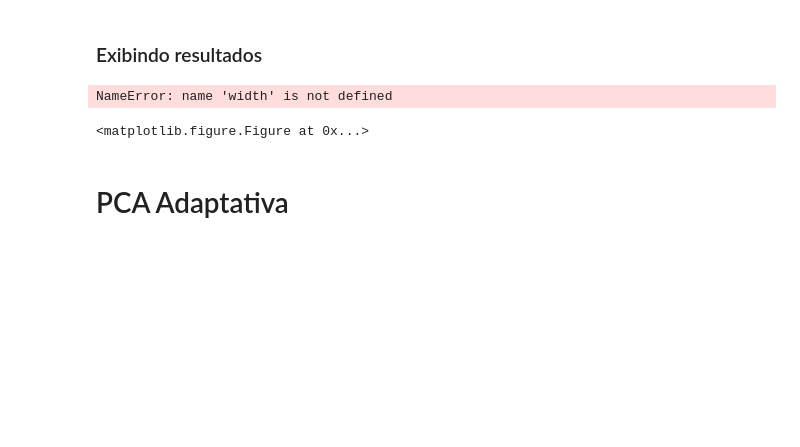
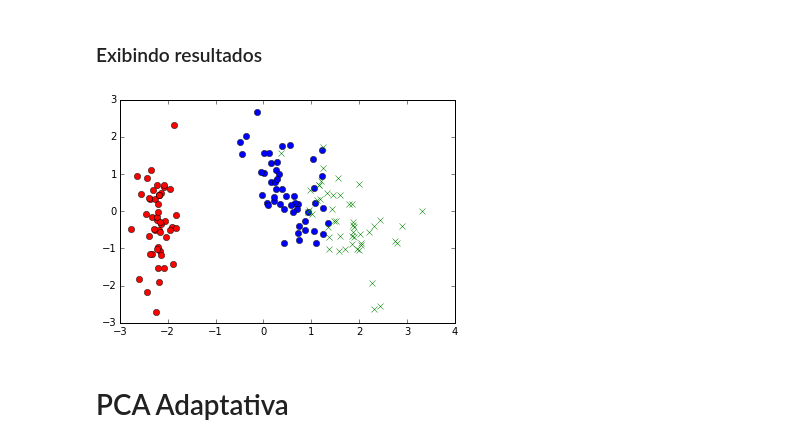
Before and after one commit to felipc/scc5809-3, a Jupyter notebook: pca_classica/pca.ipynb, the cells around one changed output. Saved outputs shown, nothing was run; the diff lists cells and outputs as text; code cells hidden in the pictures; blank space fills up the shorter version.

```diff
--- a/pca_classica/pca.ipynb
+++ b/pca_classica/pca.ipynb
@@ -214,20 +214,18 @@ array([[ 0.5224, -0.3723],
 # %%
 figures = [
     "ro",  #red circle
     "bo",  #blue circle
     "gx"   #green X
     ]
 
 figure(1)
 #xlim(-1, 1)
 #ylim(-1, 1)
-width(600)
 for i in range(len(input_array)):
     point = new_input[i]
     plot(point[0], point[1], figures[output_array[i]])
 # %% [output]
-NameError: name 'width' is not defined
-<matplotlib.figure.Figure at 0x...>
+[figure, added]
 # %% [markdown]
 # PCA Adaptativa
 # %%
```
